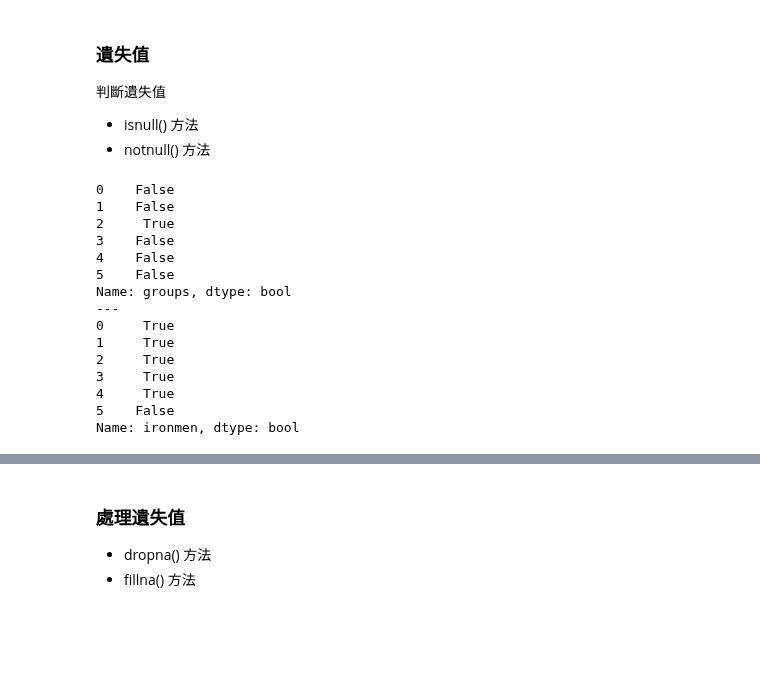
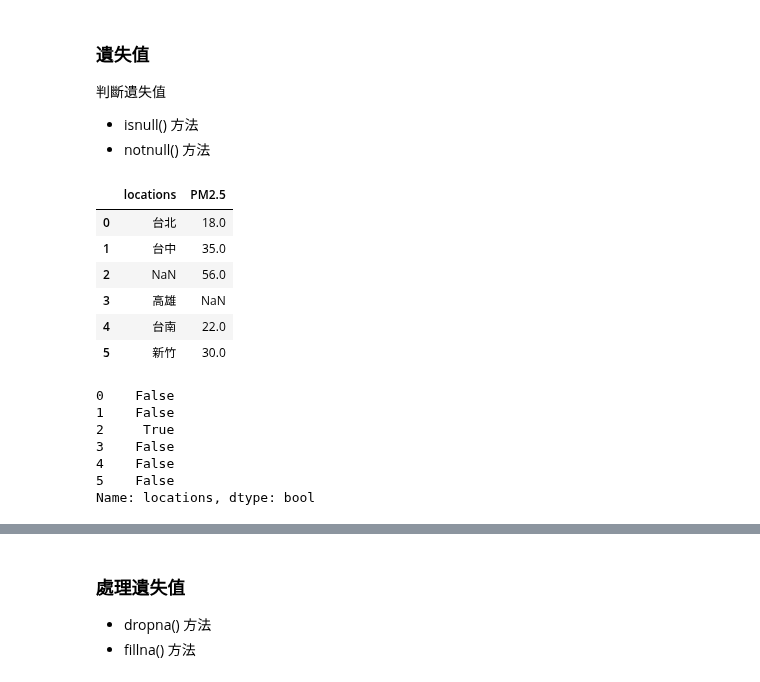
Before and after one commit to willismax/MediaSystem-Python-Course, a Jupyter notebook: 01.Intro-Python/Python資料分析入門_打底篇.ipynb, the cells around one changed output, grey strips where cells are left out. Drawn from its saved outputs; the diff is of its cells as text; code cells hidden in the pictures; blank space fills up the shorter version.

```diff
--- a/01.Intro-Python/Python資料分析入門_打底篇.ipynb
+++ b/01.Intro-Python/Python資料分析入門_打底篇.ipynb
@@ -306,37 +305,39 @@ Name: 價錢, dtype: int64
 判斷遺失值
 - isnull() 方法
 - notnull() 方法
-# %%
-import numpy as np
-import pandas as pd
-
-groups = ["Modern Web", "DevOps", np.nan, "Big Data", "Security", "自我挑戰組"]
-ironmen = [59, 9, 19, 14, 6, np.nan]
-
-ironmen_dict = {
-                "groups": groups,
-                "ironmen": ironmen
-}
-
-# 建立 data frame
-ironmen_df = pd.DataFrame(ironmen_dict)
-
-print(ironmen_df.loc[:, "groups"].isnull()) # 判斷哪些組的組名是遺失值
-print("---") # 分隔線
-print(ironmen_df.loc[:, "ironmen"].notnull()) # 判斷哪些組的鐵人數不是遺失值
-# %% [output]
-0    False
-1    False
-2     True
-3    False
-4    False
-5    False
-Name: groups, dtype: bool
----
-0     True
-1     True
-2     True
-3     True
-4     True
-5    False
-Name: ironmen, dtype: bool
+# %%
+import numpy as np
+import pandas as pd
+
+# 假設 locations 表示不同測量點的位置，PM2.5 表示在該位置測量到的 PM2.5 數值
+locations = ["台北", "台中", np.nan, "高雄", "台南", "新竹"]
+pm25_values = [18, 35, 56, np.nan, 22, 30]
+
+data_dict = {
+    "locations": locations,
+    "PM2.5": pm25_values
+}
+
+# 建立 DataFrame
+pm25_df = pd.DataFrame(data_dict)
+# %%
+pm25_df
+# %% [output]
+|  | locations | PM2.5 |
+| 0 | 台北 | 18.0 |
+| 1 | 台中 | 35.0 |
+| 2 | NaN | 56.0 |
+| 3 | 高雄 | NaN |
+| 4 | 台南 | 22.0 |
+| 5 | 新竹 | 30.0 |
+# %%
+# 判斷哪些位置的名稱是遺失值
+pm25_df.loc[:, "locations"].isnull()
+# %% [output]
+0    False
+1    False
+2     True
+3    False
+4    False
+5    False
+Name: locations, dtype: bool
```
Also changed, not shown: parts of 12 cells of this notebook.
